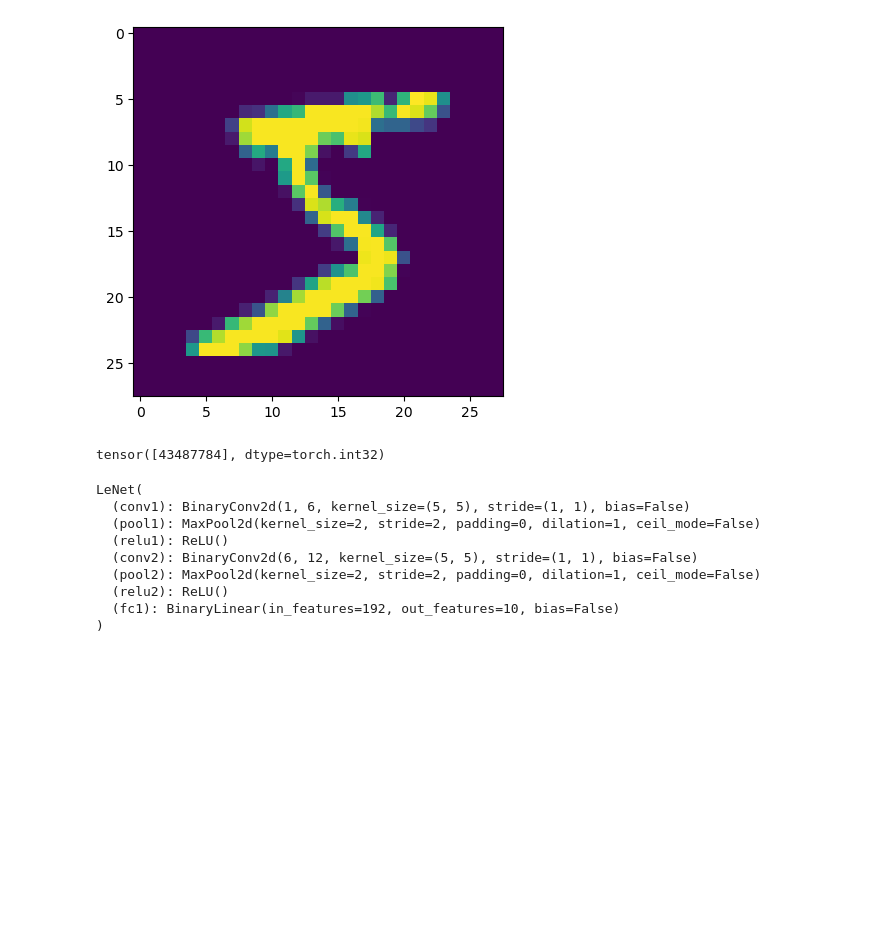
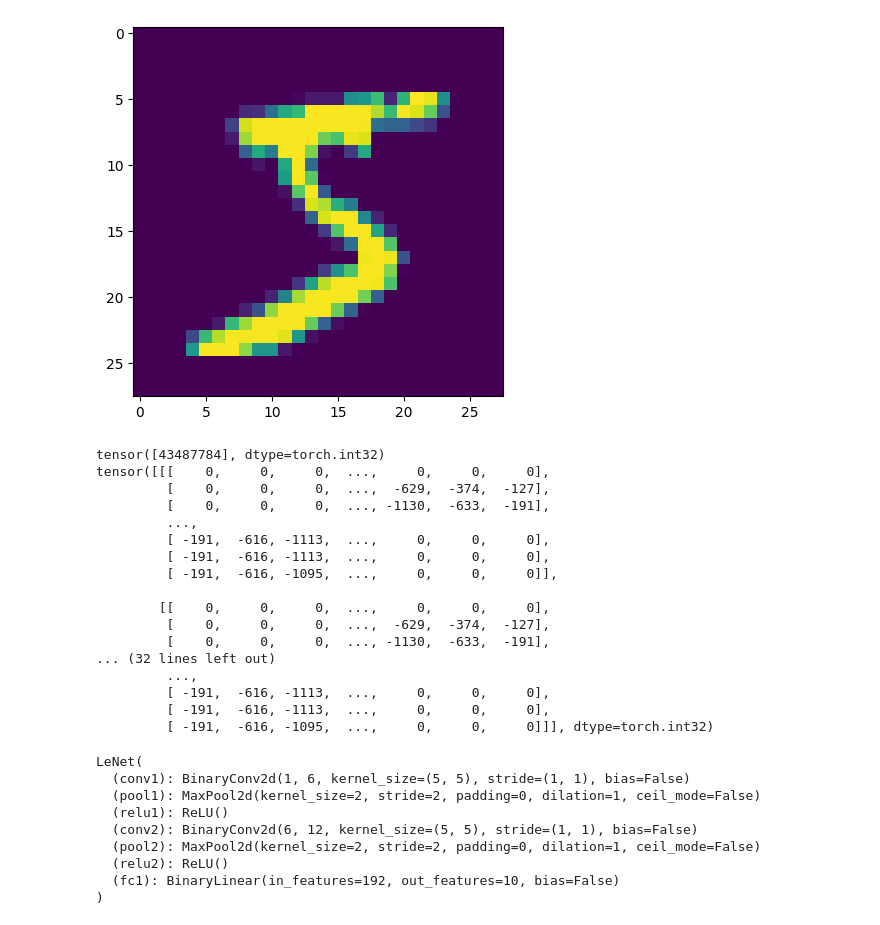
Before and after one commit to curryfromuestc/curry_code_summay, a Jupyter notebook: rtl_works/BNN_on_fpga/train/train.ipynb, the cells around one changed output. Drawn from its saved outputs; the diff is of its cells as text; code cells hidden in the pictures; blank space fills up the shorter version.

```diff
--- a/rtl_works/BNN_on_fpga/train/train.ipynb
+++ b/rtl_works/BNN_on_fpga/train/train.ipynb
@@ -11,8 +11,8 @@ from spikingjelly.activation_based import functional
 # %%
 #加载MNIST数据集
 transform = torchvision.transforms.Compose([torchvision.transforms.ToTensor()])
-train_dataset = torchvision.datasets.MNIST(root='/home/curry/code', train=True, transform=transform, download=True)
-test_dataset = torchvision.datasets.MNIST(root='/home/curry/code', train=False, transform=transform, download=True)
+train_dataset = torchvision.datasets.MNIST(root='/Users/curryyang/code/curry_code_summay/AI', train=True, transform=transform, download=True)
+test_dataset = torchvision.datasets.MNIST(root='/Users/curryyang/code/curry_code_summay/AI', train=False, transform=transform, download=True)
 
 #加载MNIST数据集的第一张图片
 image, label = train_dataset[0]
@@ -38,39 +38,58 @@ fc.weight.data.fill_(1)
 output2 = pool(output)
 output3 = conv2(output2)
 output4 = pool(output3)
 output5 = output4.view(-1)
 output6 = fc(output5)
 print(output6.int())
 
 
 # print(output2.shape)
 # print(output2.int())
+#将image转化为32位有符号
 image = image.int()
+
 #按行将image转化为txt文件
-with open('/home/curry/code/curry_code_summay/rtl_works/BNN_on_fpga/test_image_txt.txt', 'w') as f:
+with open('/Users/curryyang/code/curry_code_summay/rtl_works/BNN_on_fpga/test_image_txt.txt', 'w') as f:
     for i in range(28):
         for j in range(28):
-            f.write(format(image[0, i, j].item(), '08b') + '\n')
+            f.write(format(image[0, i, j].item(), '032b') + '\n')
 output_int = output.int()
+print(output_int)
 #按行将output转化为32位有符号整数的txt文件
-with open('/home/curry/code/curry_code_summay/rtl_works/BNN_on_fpga/test_output_txt.txt', 'w') as f:
+with open('/Users/curryyang/code/curry_code_summay/rtl_works/BNN_on_fpga/test_output_txt.txt', 'w') as f:
     for i in range(24):
         for j in range(24):
             value = output_int[0, i, j].item()
             if value < 0:
                 value = (1 << 32) + value  # 将负数转换为32位有符号整数的二进制表示
             f.write(format(value, '032b') + '\n')
 output5_int = output5.int()
 #将output5转化为32位有符号整数的txt文件
-with open('/home/curry/code/curry_code_summay/rtl_works/BNN_on_fpga/test_output5_txt.txt', 'w') as f:
+with open('/Users/curryyang/code/curry_code_summay/rtl_works/BNN_on_fpga/test_output5_txt.txt', 'w') as f:
     for i in range(192):
         value = output5_int[i].item()
         if value < 0:
             value = (1 << 32) + value
         f.write(format(value, '032b') + '\n')
 # %% [output]
-[figure, old version]
+[figure, new version]
 tensor([43487784], dtype=torch.int32)
+tensor([[[    0,     0,     0,  ...,     0,     0,     0],
+         [    0,     0,     0,  ...,  -629,  -374,  -127],
+         [    0,     0,     0,  ..., -1130,  -633,  -191],
+         ...,
+         [ -191,  -616, -1113,  ...,     0,     0,     0],
+         [ -191,  -616, -1113,  ...,     0,     0,     0],
+         [ -191,  -616, -1095,  ...,     0,     0,     0]],
+
+        [[    0,     0,     0,  ...,     0,     0,     0],
+         [    0,     0,     0,  ...,  -629,  -374,  -127],
+         [    0,     0,     0,  ..., -1130,  -633,  -191],
+... (32 lines left out)
+         ...,
+         [ -191,  -616, -1113,  ...,     0,     0,     0],
+         [ -191,  -616, -1113,  ...,     0,     0,     0],
+         [ -191,  -616, -1095,  ...,     0,     0,     0]]], dtype=torch.int32)
 # %%
 class LeNet(nn.Module):
     def __init__(self, num_classes=10, T=4):
```
Also changed, not shown: 15 other files.
